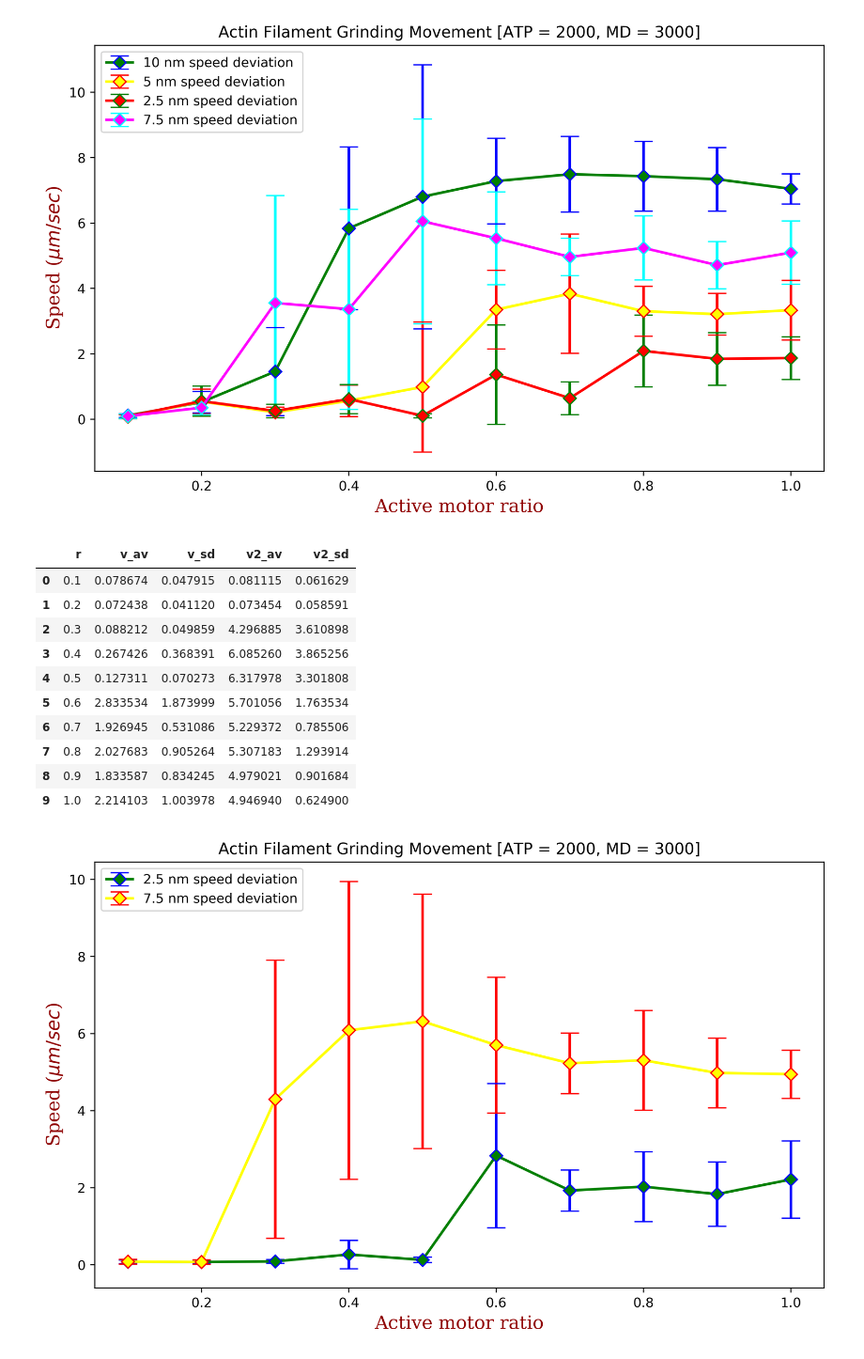
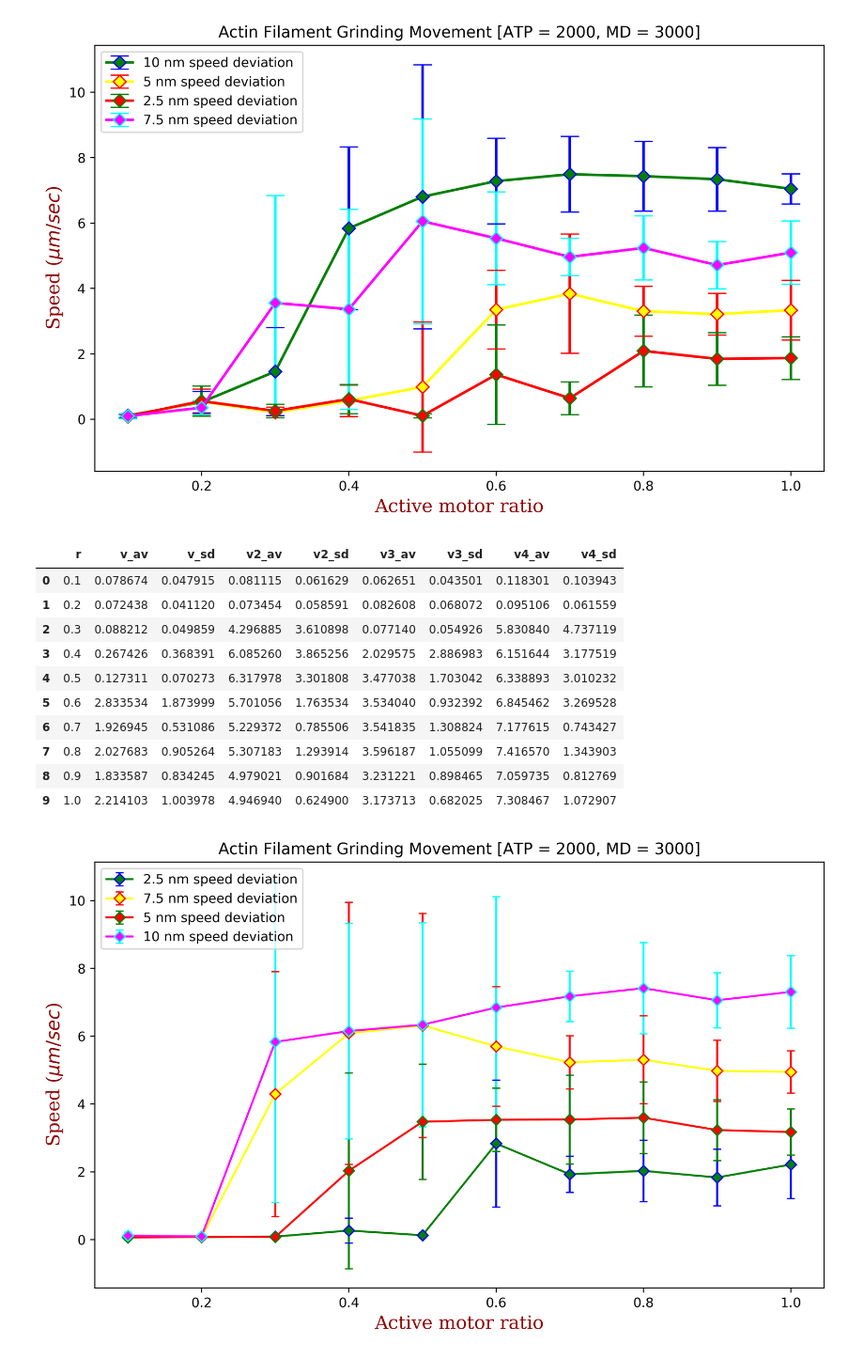
Before and after one commit to SamMachariaPhD/simulate201819, a Jupyter notebook: 10nm_5nm_stepsize_comparison.ipynb, the cells around one changed output. Shown at 94% size. Saved outputs shown, nothing was run; the diff lists cells and outputs as text; code cells hidden in the pictures.

Commit message:
2 seeds complete analysis

```diff
--- a/10nm_5nm_stepsize_comparison.ipynb
+++ b/10nm_5nm_stepsize_comparison.ipynb
@@ -29,41 +29,34 @@ plt.savefig('compr_actin_grinding.svg',bbox_inches='tight', format='svg',dip=300
 # %% [output]
 [figure]
 # %%
-columns = ['r','v_av', 'v_sd', 'v2_av', 'v2_sd'] #seed2
-#v = 2.5nm, v2 = 7.5 nm for seed2
+columns = ['r','v_av', 'v_sd', 'v2_av', 'v2_sd','v3_av', 'v3_sd', 'v4_av', 'v4_sd'] #seed2
+#v = 2.5nm, v2 = 7.5 nm, 5 nm, 10 nm for seed2
 dfs = pd.read_csv('seed2.csv', skiprows=[0], names=columns)
 dfs
 # %% [output]
-|  | r | v_av | v_sd | v2_av | v2_sd |
-| 0 | 0.1 | 0.078674 | 0.047915 | 0.081115 | 0.061629 |
-| 1 | 0.2 | 0.072438 | 0.041120 | 0.073454 | 0.058591 |
-| 2 | 0.3 | 0.088212 | 0.049859 | 4.296885 | 3.610898 |
-| 3 | 0.4 | 0.267426 | 0.368391 | 6.085260 | 3.865256 |
-| 4 | 0.5 | 0.127311 | 0.070273 | 6.317978 | 3.301808 |
-| 5 | 0.6 | 2.833534 | 1.873999 | 5.701056 | 1.763534 |
-| 6 | 0.7 | 1.926945 | 0.531086 | 5.229372 | 0.785506 |
-| 7 | 0.8 | 2.027683 | 0.905264 | 5.307183 | 1.293914 |
-| 8 | 0.9 | 1.833587 | 0.834245 | 4.979021 | 0.901684 |
-| 9 | 1.0 | 2.214103 | 1.003978 | 4.946940 | 0.624900 |
+|  | r | v_av | v_sd | v2_av | v2_sd | v3_av | v3_sd | v4_av | v4_sd |
+| 0 | 0.1 | 0.078674 | 0.047915 | 0.081115 | 0.061629 | 0.062651 | 0.043501 | 0.118301 | 0.103943 |
+| 1 | 0.2 | 0.072438 | 0.041120 | 0.073454 | 0.058591 | 0.082608 | 0.068072 | 0.095106 | 0.061559 |
+| 2 | 0.3 | 0.088212 | 0.049859 | 4.296885 | 3.610898 | 0.077140 | 0.054926 | 5.830840 | 4.737119 |
+| 3 | 0.4 | 0.267426 | 0.368391 | 6.085260 | 3.865256 | 2.029575 | 2.886983 | 6.151644 | 3.177519 |
+| 4 | 0.5 | 0.127311 | 0.070273 | 6.317978 | 3.301808 | 3.477038 | 1.703042 | 6.338893 | 3.010232 |
+| 5 | 0.6 | 2.833534 | 1.873999 | 5.701056 | 1.763534 | 3.534040 | 0.932392 | 6.845462 | 3.269528 |
+| 6 | 0.7 | 1.926945 | 0.531086 | 5.229372 | 0.785506 | 3.541835 | 1.308824 | 7.177615 | 0.743427 |
+| 7 | 0.8 | 2.027683 | 0.905264 | 5.307183 | 1.293914 | 3.596187 | 1.055099 | 7.416570 | 1.343903 |
+| 8 | 0.9 | 1.833587 | 0.834245 | 4.979021 | 0.901684 | 3.231221 | 0.898465 | 7.059735 | 0.812769 |
+| 9 | 1.0 | 2.214103 | 1.003978 | 4.946940 | 0.624900 | 3.173713 | 0.682025 | 7.308467 | 1.072907 |
 # %%
-columns = ['r','v_av', 'v_sd', 'v2_av', 'v2_sd'] #seed2
-#v = 2.5nm, v2 = 7.5 nm for seed2
-dfs = pd.read_csv('seed2.csv', skiprows=[0], names=columns)
+
 
 x=dfs['r']; y=dfs['v_av']; dev=dfs['v_sd']; y2=dfs['v2_av']; dev2=dfs['v2_sd']
+y3=dfs['v3_av']; dev3=dfs['v3_sd'];y4=dfs['v4_av']; dev4=dfs['v4_sd']
 plt.figure(figsize=(10,6), dpi=500)
-plt.errorbar(x,y,yerr=dev, ecolor='b', capsize=7, \
-             mec='blue', color='green', marker='D', linewidth=2, \
-             markersize=7, label='2.5 nm speed deviation')
-plt.errorbar(x,y2,yerr=dev2, ecolor='r', capsize=7, \
-             mec='red', color='yellow', marker='D', linewidth=2, \
-             markersize=7, label='7.5 nm speed deviation')
-
+plt.errorbar(x,y,yerr=dev, ecolor='b', mec='blue', color='green', marker='D', capsize=3, label='2.5 nm speed deviation') #, capsize=7, linewidth=2, markersize=7
+plt.errorbar(x,y2,yerr=dev2, ecolor='r', mec='red', color='yellow', marker='D', capsize=3, label='7.5 nm speed deviation') #, capsize=7, linewidth=2, markersize=7
+plt.errorbar(x,y3,yerr=dev3, ecolor='g', mec='green', color='red', marker='D', capsize=3, label='5 nm speed deviation') #, capsize=7, linewidth=2, markersize=7
+plt.errorbar(x,y4,yerr=dev4, ecolor='cyan', mec='cyan', color='magenta', marker='D', capsize=3, label='10 nm speed deviation') #, capsize=7, linewidth=2, markersize=7
 plt.xlabel('Active motor ratio', fontdict=font); plt.ylabel('Speed ($\mu m/sec$)', fontdict=font)
-plt.title('Actin Filament Grinding Movement [ATP = 2000, MD = 3000]'); plt.legend(loc='upper left')#; plt.grid()
-#plt.gca().set_aspect('equal', adjustable='box')
-#plt.savefig('compr_actin_grinding.svg',bbox_inches='tight', format='svg')
-#plt.savefig('compr_actin_grinding.png',bbox_inches='tight', format='png',dip=300)
-plt.savefig('compr_actin_grinding_s2.svg',bbox_inches='tight', format='svg',dip=300)
+plt.title('Actin Filament Grinding Movement [ATP = 2000, MD = 3000]'); plt.legend(loc='upper left')
+plt.savefig('compr_actin_grinding_s3.svg',bbox_inches='tight', format='svg',dip=300)
 # %% [output]
-[figure, old version]
+[figure, new version]
```
Also changed, not shown: 3 other files.
